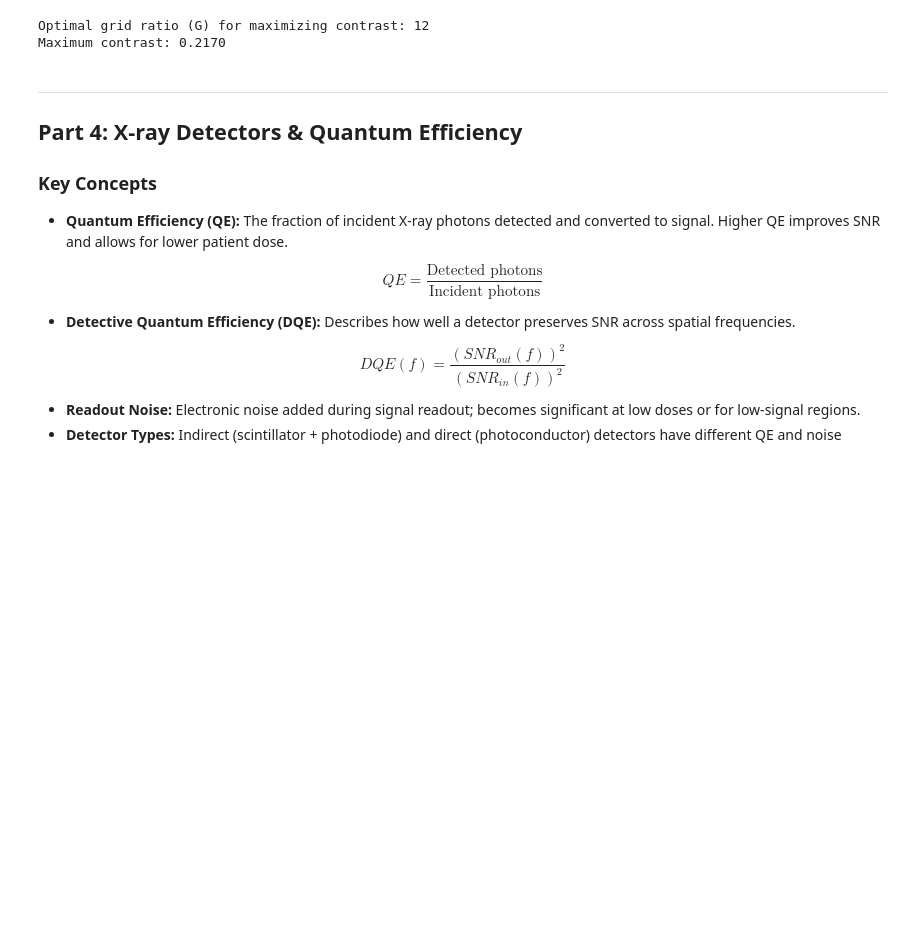
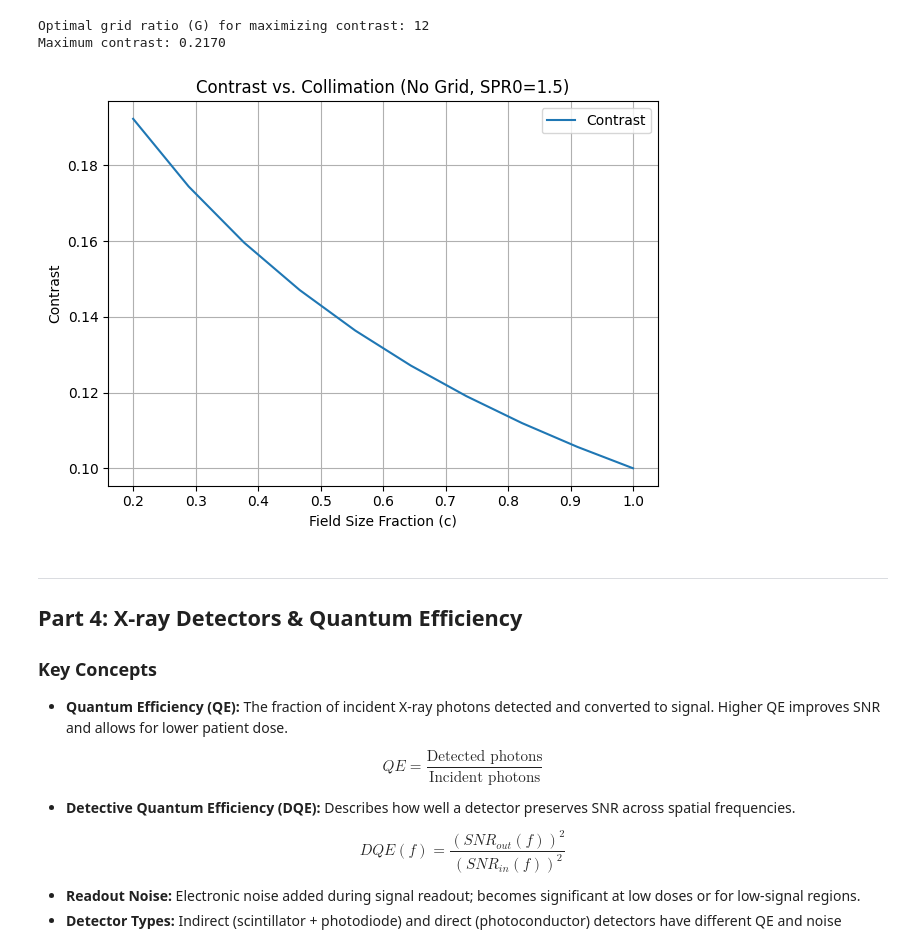
Before and after one commit to julianamassaro/BMEN509-623_Deliverable_2, a Jupyter notebook: deliverable-02-starter.ipynb, the cells around one changed output. Saved outputs shown, nothing was run; the diff lists cells and outputs as text; code cells hidden in the pictures; blank space fills up the shorter version.

```diff
--- a/deliverable-02-starter.ipynb
+++ b/deliverable-02-starter.ipynb
@@ -370,6 +413,45 @@ print(f"Maximum contrast: {contrasts[best_idx]:.4f}")
 [figure]
 Optimal grid ratio (G) for maximizing contrast: 12
 Maximum contrast: 0.2170
+# %%
+SPR0 = 1.5
+G_vals = np.arange(0, 13)
+n = 400
+
+p = np.ones(n, dtype=float)
+p[:n//2] = 0.6
+p[n//2:] = 1.0
+
+S0 = SPR0 * np.mean(p) * np.ones_like(p)
+
+def contrast_metric(I):
+  Imax, Imin = I.max(), I.min()
+  # Avoid division by zero if Imax + Imin is 0
+  if (Imax + Imin) == 0:
+    return 0.0
+  return (Imax - Imin) / (Imax + Imin)
+
+c_vals = np.linspace(0.2, 1.0, 10)
+contrasts = []
+
+for c in c_vals:
+  S_coll = c * S0
+  I = p + S_coll
+  contrasts.append(contrast_metric(I))
+
+# Move plotting commands outside the loop
+plt.figure()
+plt.plot(c_vals, contrasts, label='Contrast') # Added label here
+
+plt.xlabel('Field Size Fraction (c)')
+plt.ylabel('Contrast')
+plt.title(f'Contrast vs. Collimation (No Grid, SPR0={SPR0})') # Use f-string for SPR0
+plt.legend()
+plt.grid(True)
+plt.tight_layout()
+plt.show()
+# %% [output]
+[figure, added]
 # %% [markdown]
 ---
 
```
Also changed, not shown: parts of 7 cells of this notebook.
